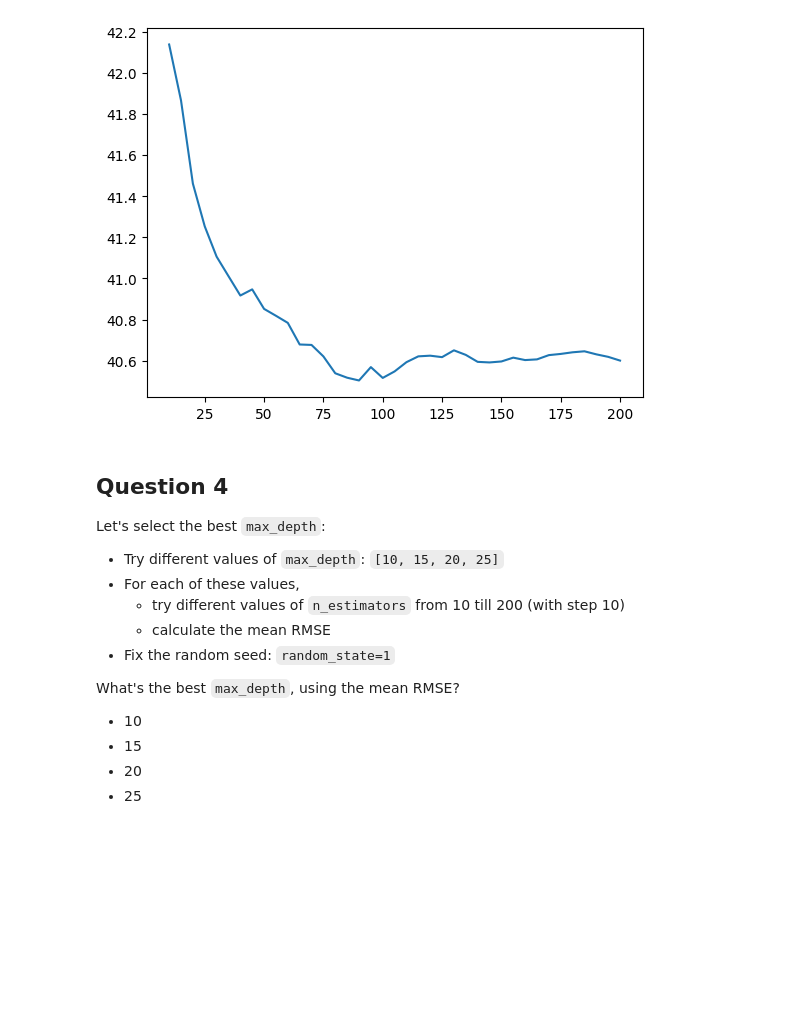
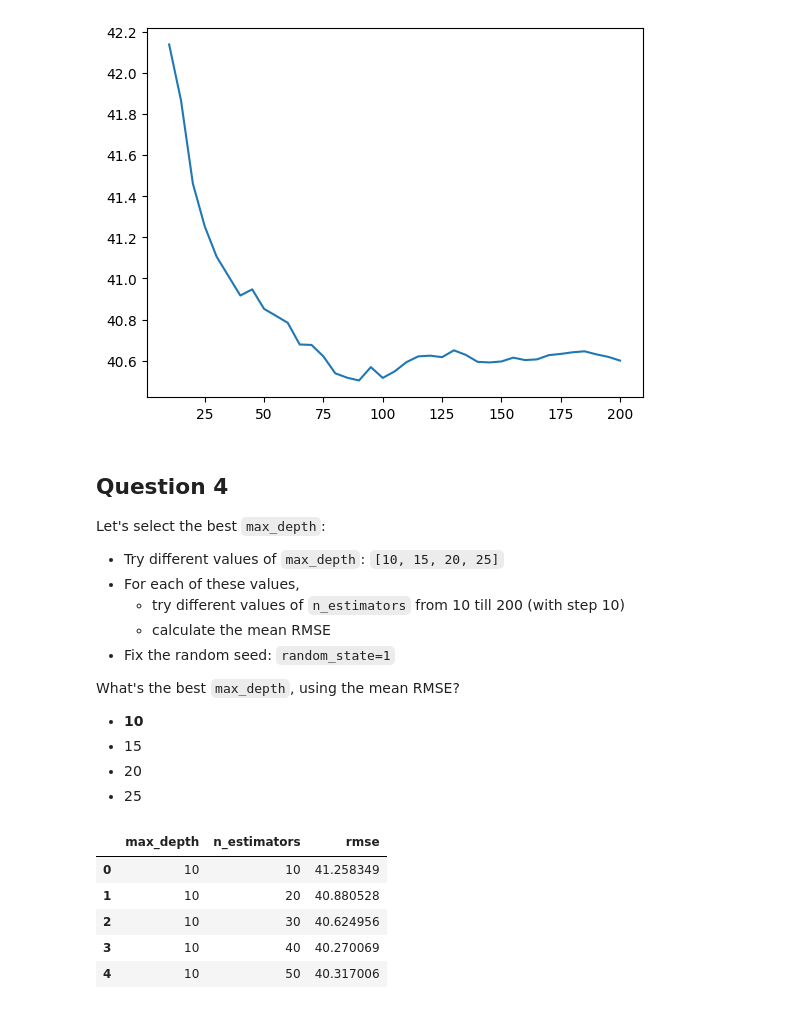
Before and after one commit to YannPhamVan/MachineLearningZoomcamp, a Jupyter notebook: 06-trees-homework.ipynb, the cells around one changed output. Cells and saved outputs as stored; diff of their text form; code cells hidden in the pictures; blank space fills up the shorter version.

```diff
--- a/06-trees-homework.ipynb
+++ b/06-trees-homework.ipynb
@@ -213,7 +215,7 @@ Let's select the best `max_depth`:
 
 What's the best `max_depth`, using the mean RMSE?
 
-* 10
+* **10**
 * 15
 * 20
 * 25
@@ -230,3 +232,13 @@ for d in [10, 15, 20, 25]
         y_pred = rf.predict(X_val)
         rmse = root_mean_squared_error(y_val, y_pred)
         scores.append((d, n, rmse))
+# %%
+df_scores = pd.DataFrame(scores, columns=["max_depth", "n_estimators", "rmse"])
+df_scores.head()
+# %% [output]
+|  | max_depth | n_estimators | rmse |
+| 0 | 10 | 10 | 41.258349 |
+| 1 | 10 | 20 | 40.880528 |
+| 2 | 10 | 30 | 40.624956 |
+| 3 | 10 | 40 | 40.270069 |
+| 4 | 10 | 50 | 40.317006 |
```
Also changed, not shown: parts of 12 cells of this notebook.
